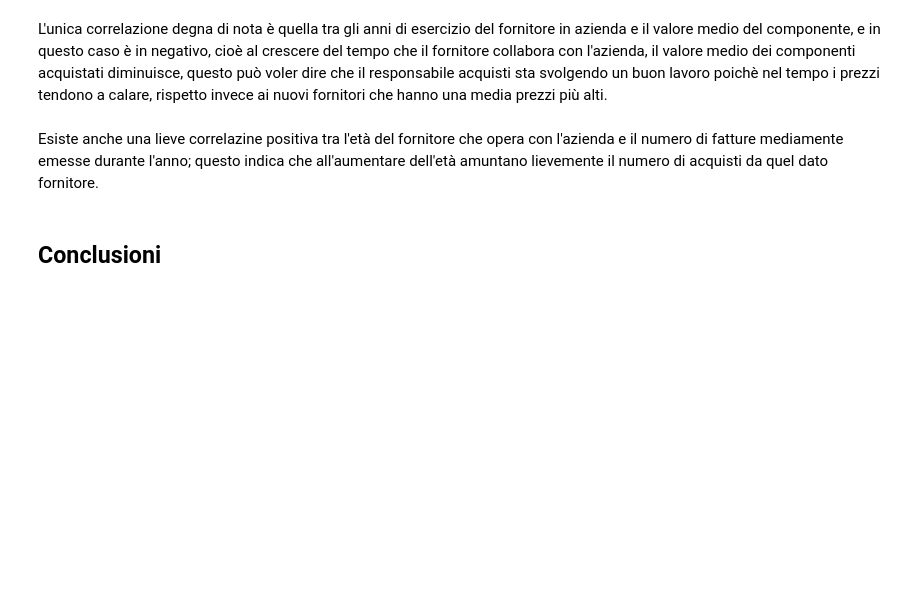
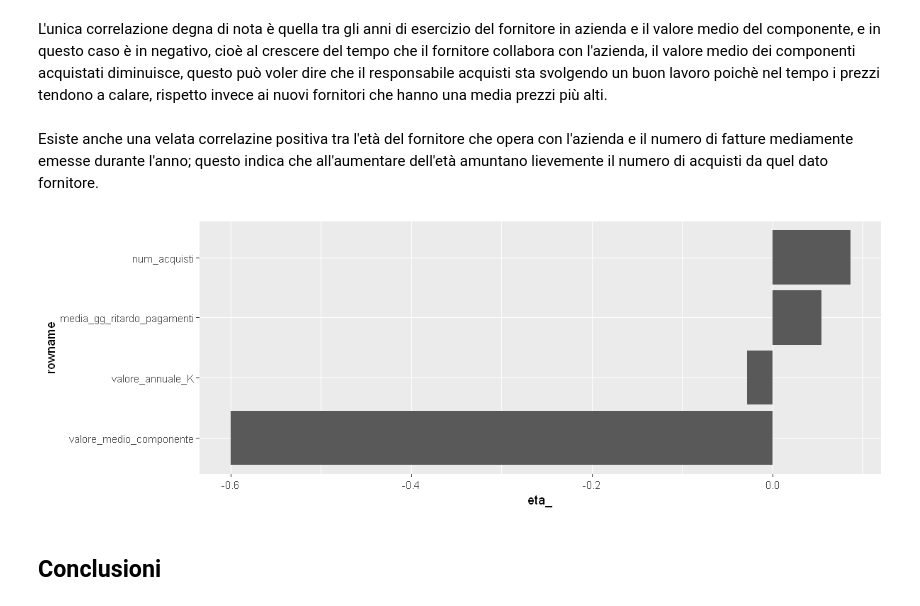
Before and after one commit to LorenzoNegri/Investigazioni-Statistiche-Fornitori, a Jupyter notebook: Test Chi-square Indipendenza/analisi_ritardo_consegne.ipynb, the cells around one changed output. Cells and saved outputs as stored; diff of their text form; code cells hidden in the pictures; blank space fills up the shorter version.

```diff
--- a/Test Chi-square Indipendenza/analisi_ritardo_consegne.ipynb
+++ b/Test Chi-square Indipendenza/analisi_ritardo_consegne.ipynb
@@ -154,7 +152,15 @@ Possiamo vedere nel grafico la media dei giorni di ritardo è influenzata solo l
 # %% [markdown]
 L'unica correlazione degna di nota è quella tra gli anni di esercizio del fornitore in azienda e il valore medio del componente, e in questo caso è in negativo, cioè al crescere del tempo che il fornitore collabora con l'azienda, il valore medio dei componenti acquistati diminuisce, questo può voler dire che il responsabile acquisti sta svolgendo un buon lavoro poichè nel tempo i prezzi tendono a calare, rispetto invece ai nuovi fornitori che hanno una media prezzi più alti.
 # %% [markdown]
-Esiste anche una lieve correlazine positiva tra l'età del fornitore che opera con l'azienda e il numero di fatture mediamente emesse durante l'anno; questo indica che all'aumentare dell'età amuntano lievemente il numero di acquisti da quel dato fornitore.
+Esiste anche una velata correlazine positiva tra l'età del fornitore che opera con l'azienda e il numero di fatture mediamente emesse durante l'anno; questo indica che all'aumentare dell'età amuntano lievemente il numero di acquisti da quel dato fornitore.
+# %%
+rdf %>%
+  focus(eta_) %>%
+  mutate(rowname = reorder(rowname, eta_)) %>%
+  ggplot(aes(rowname, eta_)) +
+    geom_col() + coord_flip()
+# %% [output]
+[figure, added]
 # %% [markdown]
 ## Conclusioni
 # %% [markdown]
```
Also changed, not shown: parts of 6 cells of this notebook.
